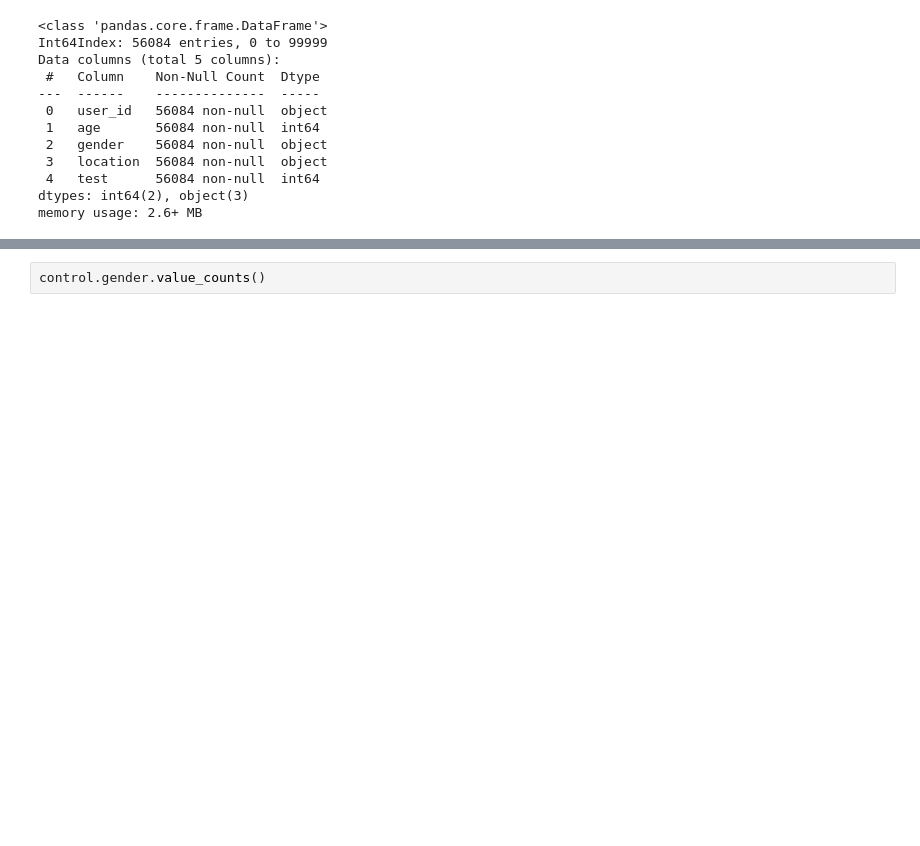
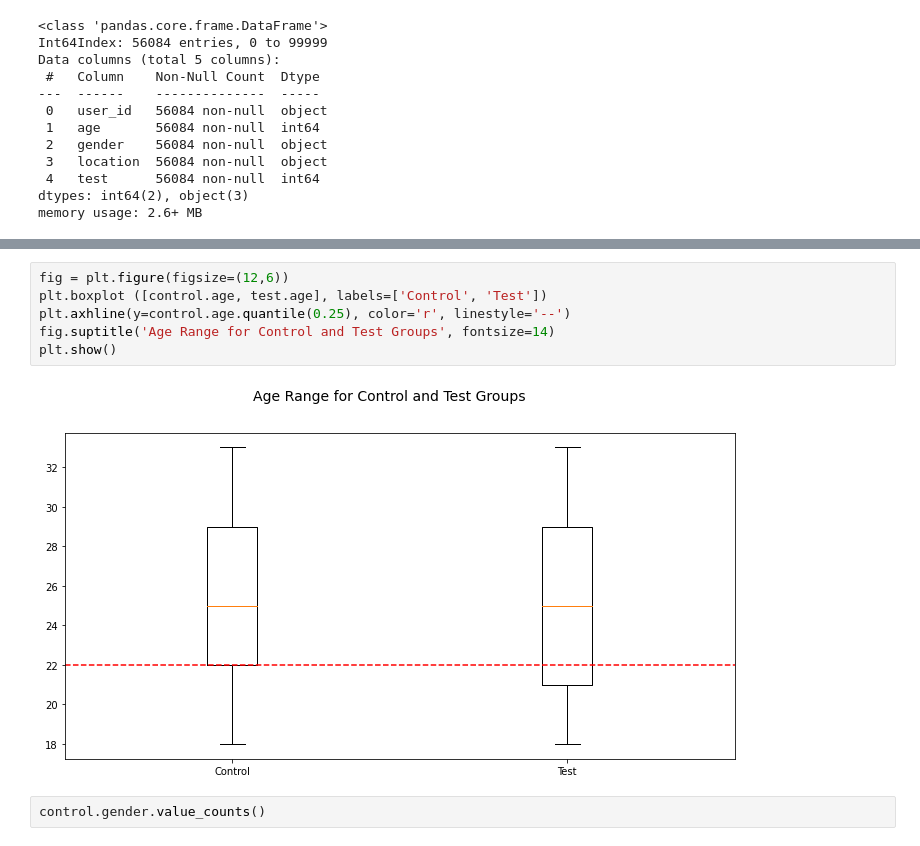
Before and after one commit to jkurdys/Vericast, a Jupyter notebook: notebooks/EDA.ipynb, the cells around one changed output, grey strips where cells are left out. Drawn from its saved outputs; the diff is of its cells as text; blank space fills up the shorter version.

Commit message:
Added boxplot to EDA nb.

```diff
--- a/notebooks/EDA.ipynb
+++ b/notebooks/EDA.ipynb
@@ -238,3 +207,11 @@ test.age.hist();
+# %%
+fig = plt.figure(figsize=(12,6))
+plt.boxplot ([control.age, test.age], labels=['Control', 'Test'])
+plt.axhline(y=control.age.quantile(0.25), color='r', linestyle='--')
+fig.suptitle('Age Range for Control and Test Groups', fontsize=14)
+plt.show()
+# %% [output]
+[figure, added]
 # %%
 control.gender.value_counts()
 # %% [output]
```
Also changed, not shown: parts of 8 cells of this notebook, 1 other file.
